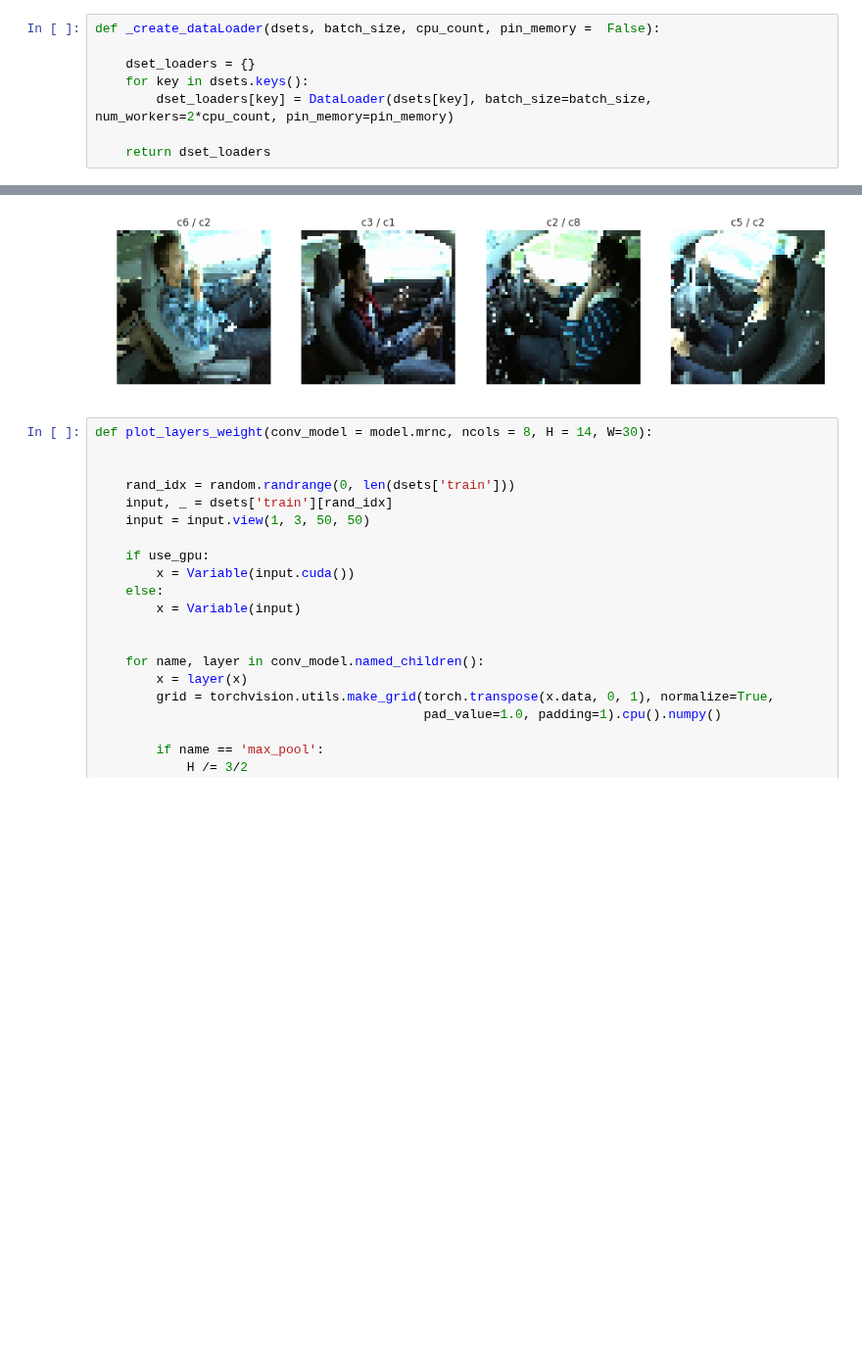
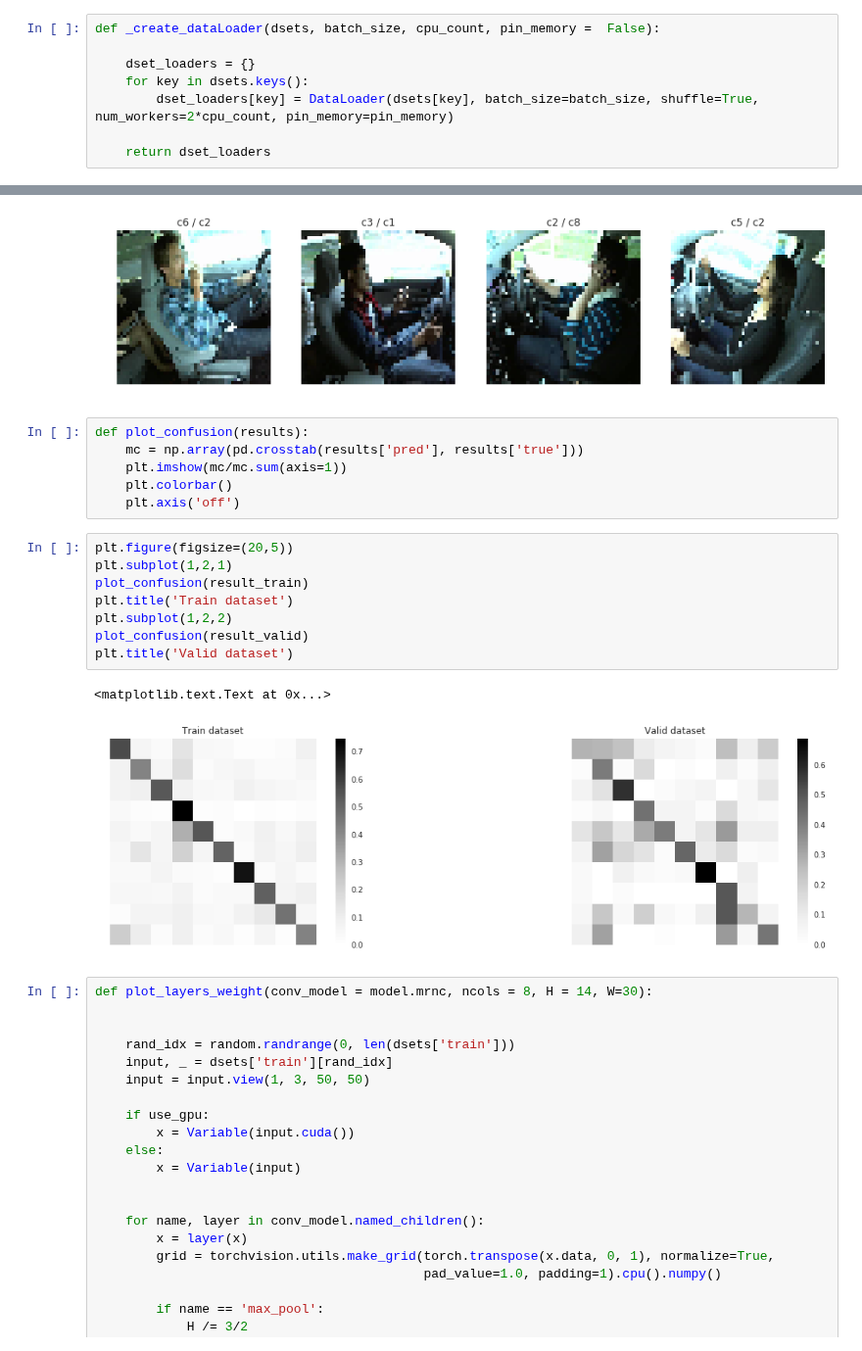
Before and after one commit to RenatoBMLR/state-farm-distracted-driver-detection, a Jupyter notebook: Distracted_Driver_Detection.ipynb, the cells around one changed output, grey strips where cells are left out. Shown at 98% size. Cells and saved outputs as stored; diff of their text form; blank space fills up the shorter version.

Commit message:
created function to analyse and plto confusion matrix

```diff
--- a/Distracted_Driver_Detection.ipynb
+++ b/Distracted_Driver_Detection.ipynb
@@ -209,7 +209,7 @@ def _create_dataLoader(dsets, batch_size, cpu_count, pin_memory =  False):
 
     dset_loaders = {}
     for key in dsets.keys():
-        dset_loaders[key] = DataLoader(dsets[key], batch_size=batch_size, num_workers=2*cpu_count, pin_memory=pin_memory)
+        dset_loaders[key] = DataLoader(dsets[key], batch_size=batch_size, shuffle=True, num_workers=2*cpu_count, pin_memory=pin_memory)
 
     return dset_loaders
 # %%
@@ -545,6 +545,23 @@ visualize_predictions(dsets['train'], lst_correct)
 visualize_predictions(dsets['train'], lst_incorrect)
 # %% [output]
 [figure]
+# %%
+def plot_confusion(results):
+    mc = np.array(pd.crosstab(results['pred'], results['true']))
+    plt.imshow(mc/mc.sum(axis=1))
+    plt.colorbar()
+    plt.axis('off')
+# %%
+plt.figure(figsize=(20,5))
+plt.subplot(1,2,1)
+plot_confusion(result_train)
+plt.title('Train dataset')
+plt.subplot(1,2,2)
+plot_confusion(result_valid)
+plt.title('Valid dataset')
+# %% [output]
+<matplotlib.text.Text at 0x...>
+[figure, added]
 # %%
 def plot_layers_weight(conv_model = model.mrnc, ncols = 8, H = 14, W=30):
 
```
